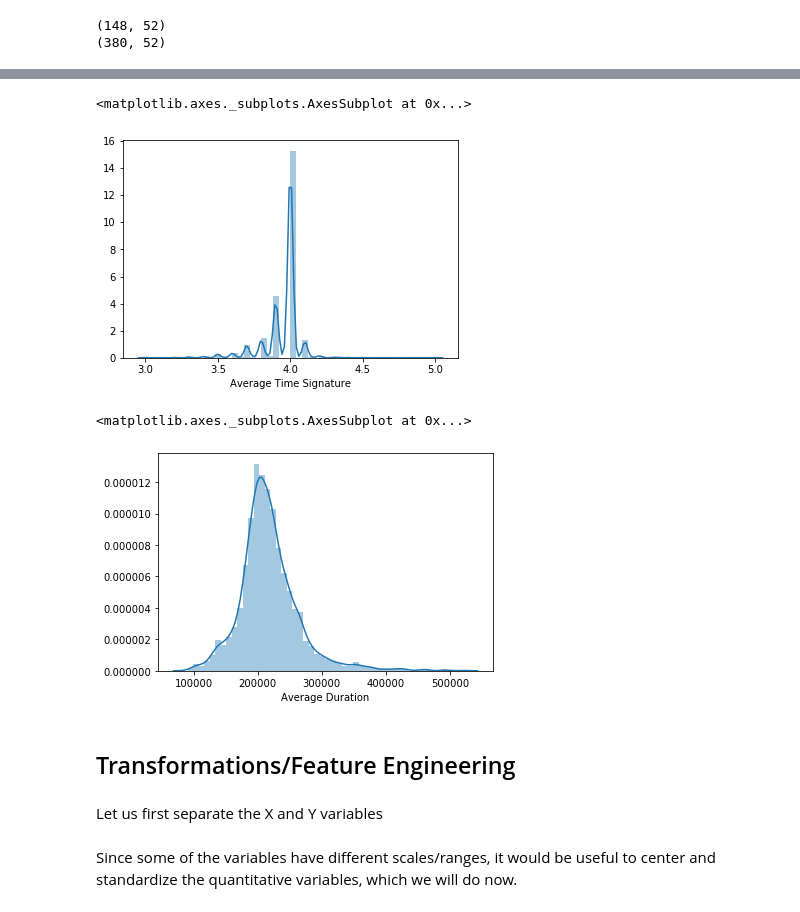
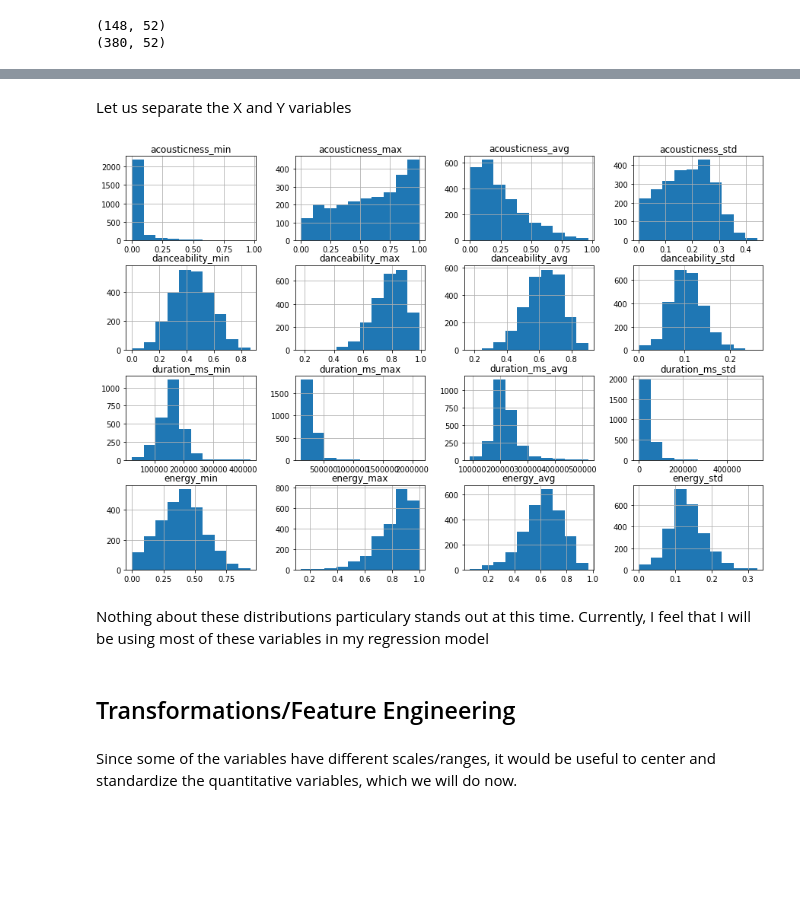
Before and after one commit to rishi-iyer-99/Spotify-ML, a Jupyter notebook: SpotifyAnalysis.ipynb, the cells around one changed output, grey strips where cells are left out. Cells and saved outputs as stored; diff of their text form; code cells hidden in the pictures; blank space fills up the shorter version.

```diff
--- a/SpotifyAnalysis.ipynb
+++ b/SpotifyAnalysis.ipynb
@@ -48,10 +67,2 @@ sns.distplot(df['danceability_avg'],axlabel= "Average Danceability")
-# %%
-sns.distplot(df['time_signature_avg'],axlabel= "Average Time Signature")
-# %% [output]
-<matplotlib.axes._subplots.AxesSubplot at 0x...>
-[figure, removed]
-# %%
-sns.distplot(df['duration_ms_avg'],axlabel= "Average Duration")
-# %% [output]
-<matplotlib.axes._subplots.AxesSubplot at 0x...>
-[figure, removed]
+# %% [markdown]
+Let us separate the X and Y variables
@@ -58,4 +76,9 @@ sns.distplot(df['duration_ms_avg'],axlabel= "Average Duration")
+# %%
+artist_quant.iloc[:, :16].hist(figsize = (15,10))
+plt.show()
+# %% [output]
+[figure, added]
+# %% [markdown]
+Nothing about these distributions particulary stands out at this time. Currently, I feel that I will be using most of these variables in my regression model
 # %% [markdown]
 ## Transformations/Feature Engineering
-# %% [markdown]
-Let us first separate the X and Y variables
```
Also changed, not shown: parts of 17 cells of this notebook.
